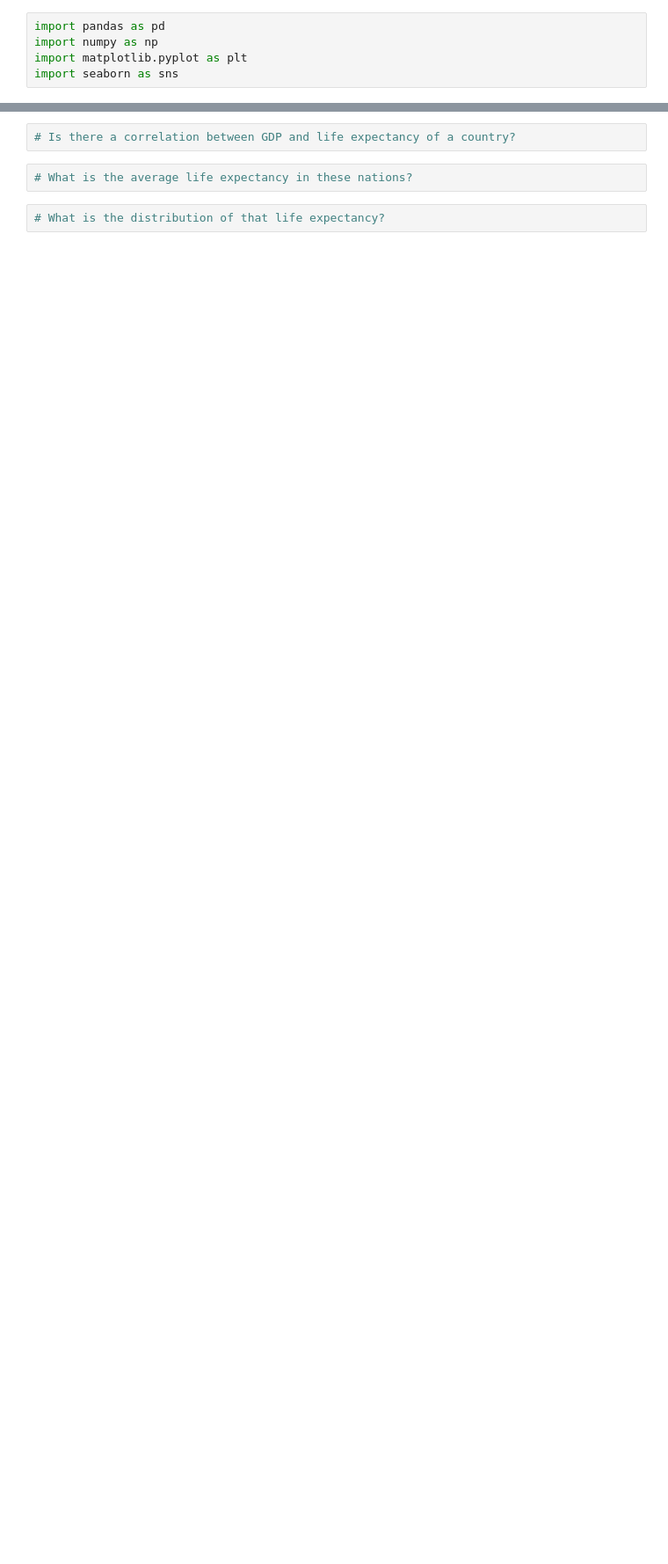
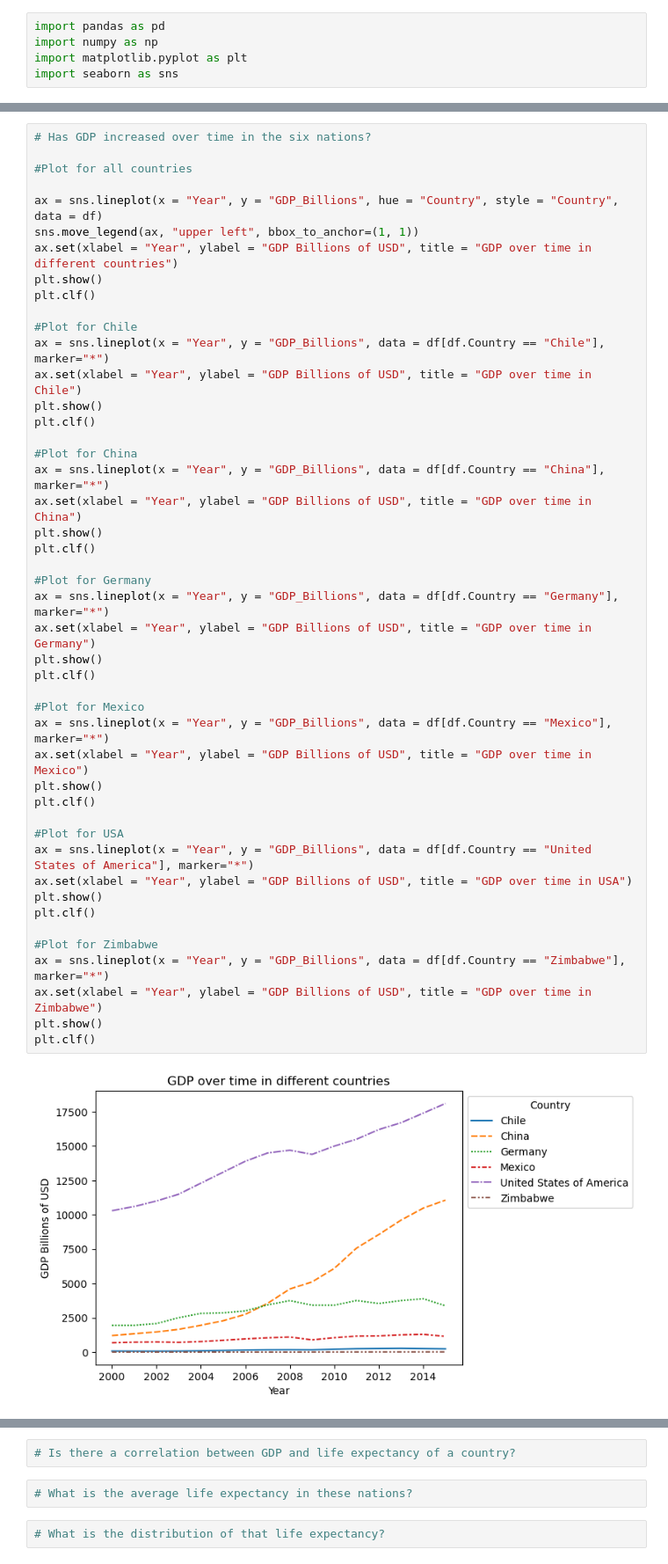
Before and after one commit to Robino84/Life-Expectancy-and-GDP, a Jupyter notebook: life_expectancy_gdp.ipynb, the cells around one changed output, grey strips where cells are left out. Shown: that part at 88% size. Saved outputs shown, nothing was run; the diff lists cells and outputs as text; blank space fills up the shorter version.

```diff
--- a/life_expectancy_gdp.ipynb
+++ b/life_expectancy_gdp.ipynb
@@ -108,0 +112,48 @@ plt.clf()
+# %%
+# Has GDP increased over time in the six nations?
+
+#Plot for all countries
+
+ax = sns.lineplot(x = "Year", y = "GDP_Billions", hue = "Country", style = "Country", data = df)
+sns.move_legend(ax, "upper left", bbox_to_anchor=(1, 1))
+ax.set(xlabel = "Year", ylabel = "GDP Billions of USD", title = "GDP over time in different countries")
+plt.show()
+plt.clf()
+
+#Plot for Chile
+ax = sns.lineplot(x = "Year", y = "GDP_Billions", data = df[df.Country == "Chile"], marker="*")
+ax.set(xlabel = "Year", ylabel = "GDP Billions of USD", title = "GDP over time in Chile")
+plt.show()
+plt.clf()
+
+#Plot for China
+ax = sns.lineplot(x = "Year", y = "GDP_Billions", data = df[df.Country == "China"], marker="*")
+ax.set(xlabel = "Year", ylabel = "GDP Billions of USD", title = "GDP over time in China")
+plt.show()
+plt.clf()
+
+#Plot for Germany
+ax = sns.lineplot(x = "Year", y = "GDP_Billions", data = df[df.Country == "Germany"], marker="*")
+ax.set(xlabel = "Year", ylabel = "GDP Billions of USD", title = "GDP over time in Germany")
+plt.show()
+plt.clf()
+
+#Plot for Mexico
+ax = sns.lineplot(x = "Year", y = "GDP_Billions", data = df[df.Country == "Mexico"], marker="*")
+ax.set(xlabel = "Year", ylabel = "GDP Billions of USD", title = "GDP over time in Mexico")
+plt.show()
+plt.clf()
+
+#Plot for USA
+ax = sns.lineplot(x = "Year", y = "GDP_Billions", data = df[df.Country == "United States of America"], marker="*")
+ax.set(xlabel = "Year", ylabel = "GDP Billions of USD", title = "GDP over time in USA")
+plt.show()
+plt.clf()
+
+#Plot for Zimbabwe
+ax = sns.lineplot(x = "Year", y = "GDP_Billions", data = df[df.Country == "Zimbabwe"], marker="*")
+ax.set(xlabel = "Year", ylabel = "GDP Billions of USD", title = "GDP over time in Zimbabwe")
+plt.show()
+plt.clf()
+# %% [output]
+[figure, added]
```
Also changed, not shown: parts of 7 cells of this notebook, 1 other file.
